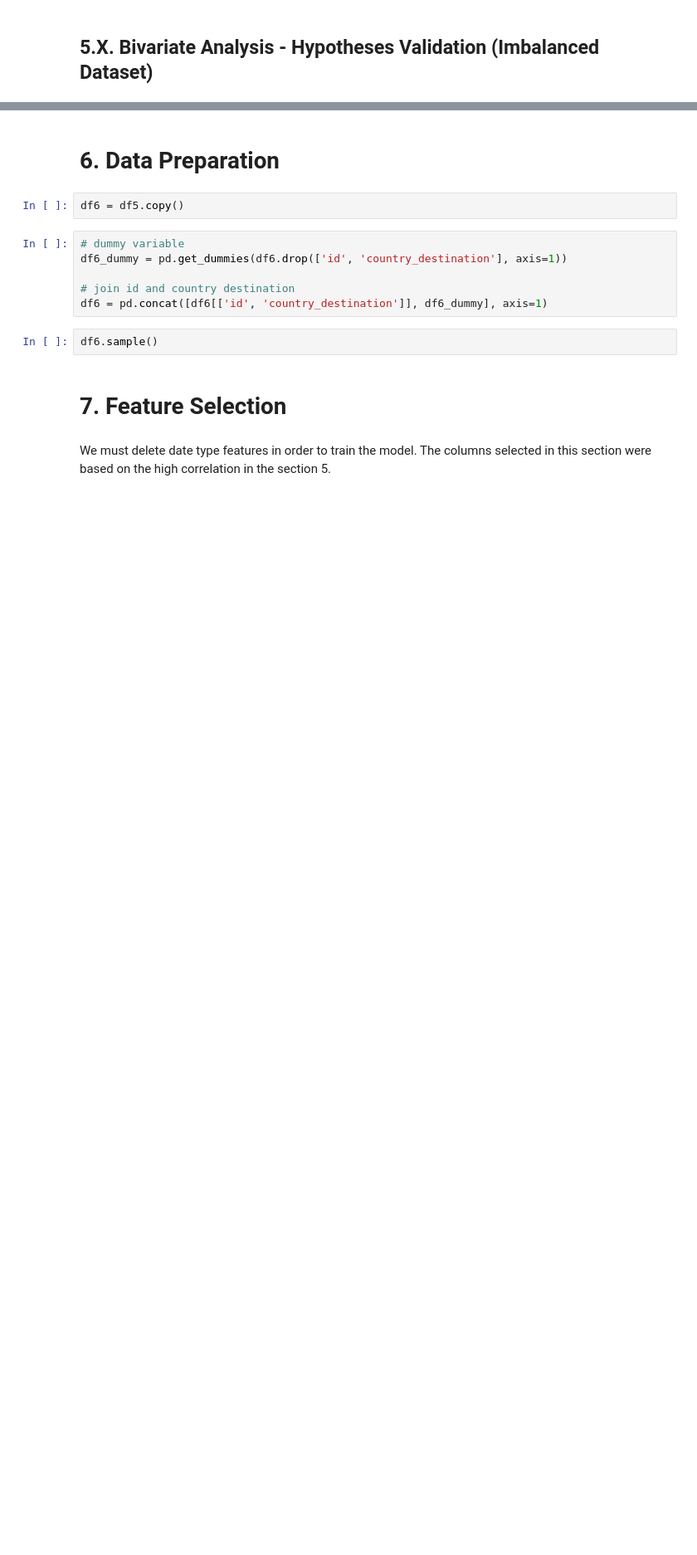
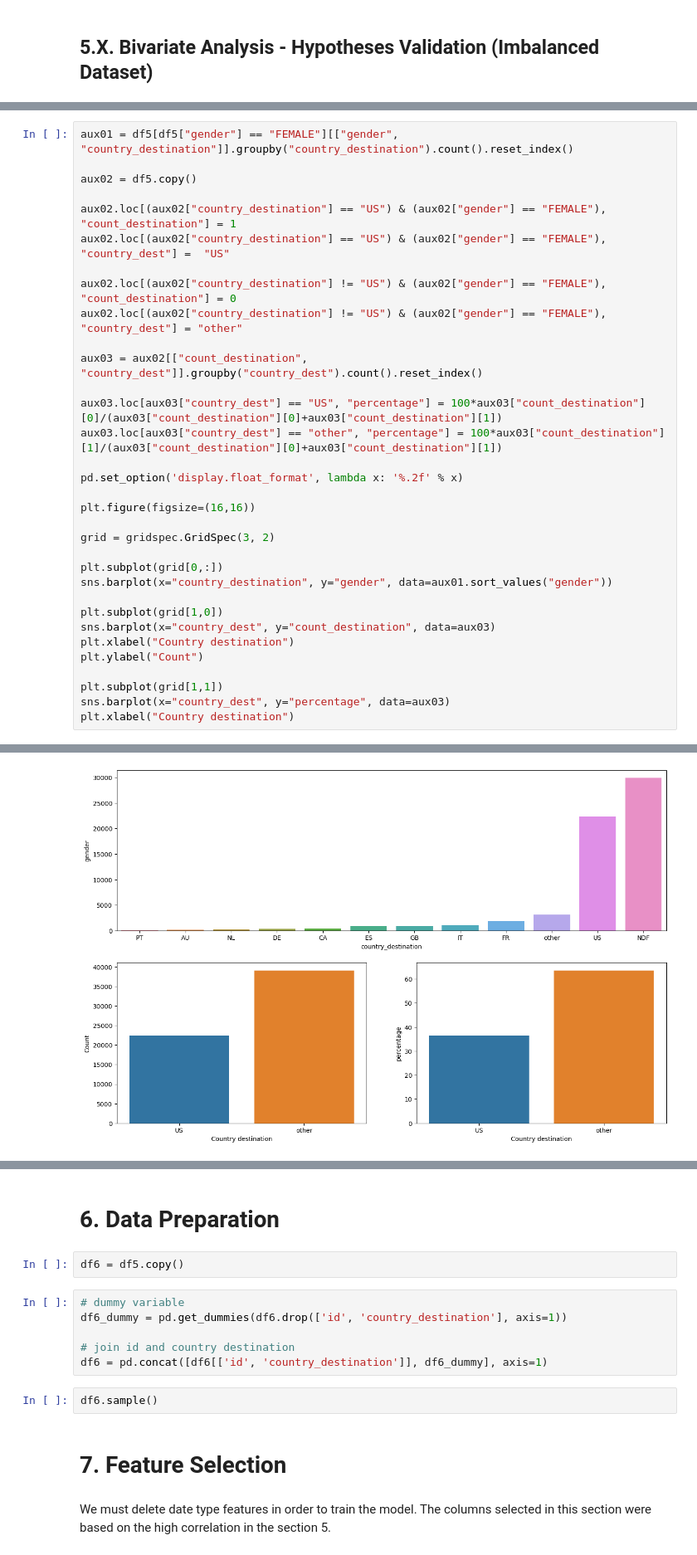
Before and after one commit to lucasquemelli/airbnb, a Jupyter notebook: airbnb.ipynb, the cells around one changed output, grey strips where cells are left out. Shown at 83% size. Saved outputs shown, nothing was run; the diff lists cells and outputs as text; blank space fills up the shorter version.

```diff
--- a/airbnb.ipynb
+++ b/airbnb.ipynb
@@ -1258,0 +1262,34 @@ The main objective of this analysis is to evaluate the correlation between the v
+# %%
+aux01 = df5[df5["gender"] == "FEMALE"][["gender", "country_destination"]].groupby("country_destination").count().reset_index()
+
+aux02 = df5.copy()
+
+aux02.loc[(aux02["country_destination"] == "US") & (aux02["gender"] == "FEMALE"), "count_destination"] = 1
+aux02.loc[(aux02["country_destination"] == "US") & (aux02["gender"] == "FEMALE"), "country_dest"] =  "US"
+
+aux02.loc[(aux02["country_destination"] != "US") & (aux02["gender"] == "FEMALE"), "count_destination"] = 0
+aux02.loc[(aux02["country_destination"] != "US") & (aux02["gender"] == "FEMALE"), "country_dest"] = "other"
+
+aux03 = aux02[["count_destination", "country_dest"]].groupby("country_dest").count().reset_index()
+
+aux03.loc[aux03["country_dest"] == "US", "percentage"] = 100*aux03["count_destination"][0]/(aux03["count_destination"][0]+aux03["count_destination"][1])
+aux03.loc[aux03["country_dest"] == "other", "percentage"] = 100*aux03["count_destination"][1]/(aux03["count_destination"][0]+aux03["count_destination"][1])
+
+pd.set_option('display.float_format', lambda x: '%.2f' % x)
+
+plt.figure(figsize=(16,16))
+
+grid = gridspec.GridSpec(3, 2)
+
+plt.subplot(grid[0,:])
+sns.barplot(x="country_destination", y="gender", data=aux01.sort_values("gender"))
+
+plt.subplot(grid[1,0])
+sns.barplot(x="country_dest", y="count_destination", data=aux03)
+plt.xlabel("Country destination")
+plt.ylabel("Count")
+
+plt.subplot(grid[1,1])
+sns.barplot(x="country_dest", y="percentage", data=aux03)
+plt.xlabel("Country destination")
+# %% [output]
@@ -1258,0 +1297 @@ The main objective of this analysis is to evaluate the correlation between the v
+[figure, added]
```
Also changed, not shown: parts of 58 cells of this notebook.
